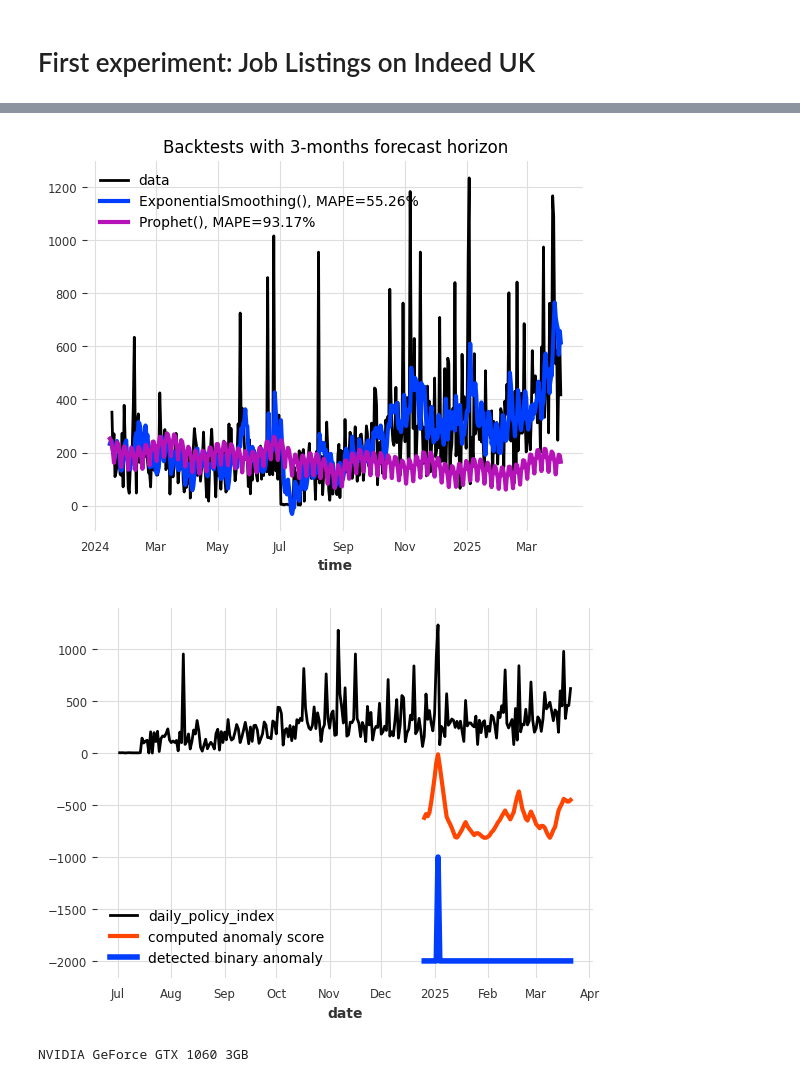
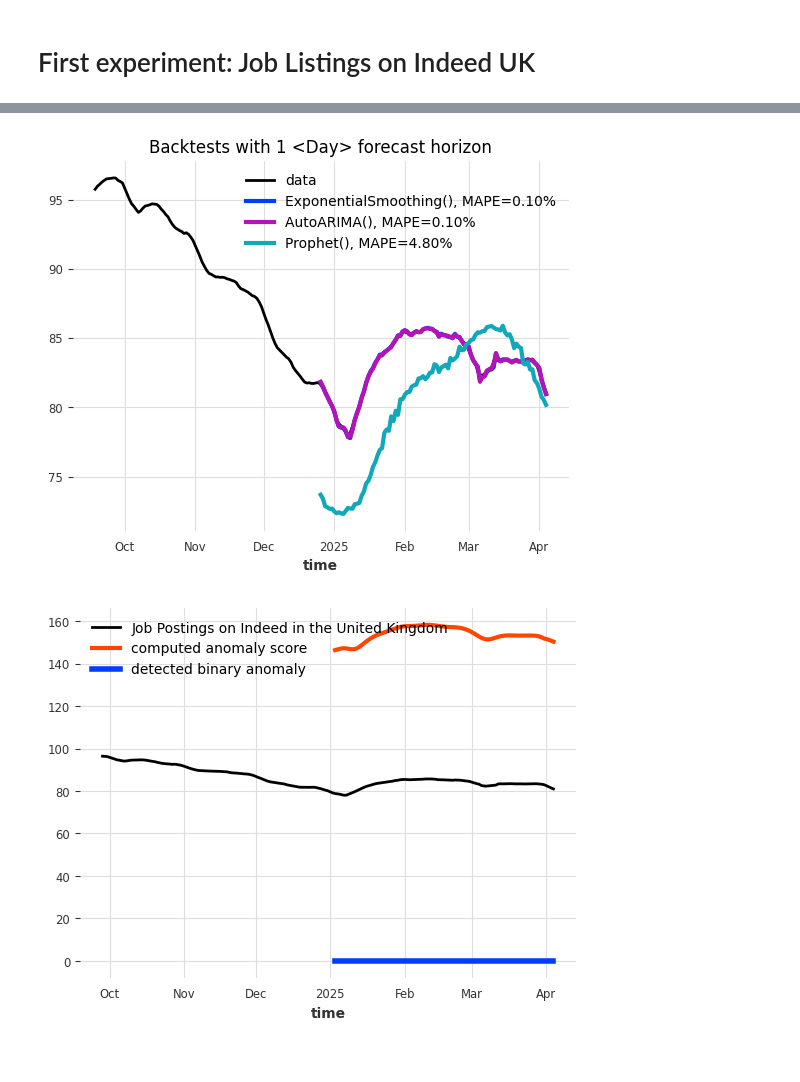
Before and after one commit to GothamAnalytics-7/ASTP, a Jupyter notebook: notebooks/ASTP_Parte2_ClassicModels.ipynb, the cells around one changed output, grey strips where cells are left out. Saved outputs shown, nothing was run; the diff lists cells and outputs as text; code cells hidden in the pictures.

Commit message:
limpa modelos

```diff
--- a/notebooks/ASTP_Parte2_ClassicModels.ipynb
+++ b/notebooks/ASTP_Parte2_ClassicModels.ipynb
@@ -66,7 +79,10 @@ data_ts = [TimeSeries.from_series(series) for series in data]
 # %%
-series = data_ts[5]
+series = data_ts[0]
+# %%
+splitting = 0.95
+visualizing = 0.9
 # %%
-train, val = series.split_before(pd.Timestamp('20250101'))
+train, val = series.split_before(splitting)
 # %%
 from darts.models import ExponentialSmoothing
 
@@ -87,7 +103,7 @@ plt.show()
 # %%
-from darts.models import AutoARIMA
+from darts.models import StatsForecastAutoARIMA
 
-model_aarima = AutoARIMA()
+model_aarima = StatsForecastAutoARIMA()
 model_aarima.fit(train)
 prediction_aarima = model_aarima.predict(len(val))
 # %%
@@ -129,13 +148,13 @@ backtests = [model.historical_forecasts(
 # %%
 from darts.metrics import mape
 
-series.tail(int(len(series)/20)).plot(label='data')
+series.drop_before(len(series) - 2 * points_to_test).plot(label='data')
 for i, m in enumerate(models):
     err = mape(backtests[i], series)
     backtests[i].plot(lw=3, label='{}, MAPE={:.2f}%'.format(m, err))
 
-plt.title('Backtests with 3-months forecast horizon')
+plt.title(f'Backtests with {horizon} {series.freq} forecast horizon')
 plt.legend()
 plt.show()
 # %% [output]
-[figure, old version]
+[figure, new version]
@@ -152,15 +174,9 @@ detector = QuantileDetector(high_quantile=0.99)
 detector.fit(scorer.score(train))
 binary_anom = detector.detect(anom_score)
 # %%
-data_ts[5].drop_before(pd.Timestamp(2024, 7, 1)).plot()
-(anom_score - 1000).plot(label="computed anomaly score", c="orangered", lw=3)
-(binary_anom * 1000 - 2000).plot(label="detected binary anomaly", lw=4)
+series.drop_before(visualizing).plot()
+(anom_score + 1.5 * max(series.drop_before(visualizing))).plot(label="computed anomaly score", c="orangered", lw=3)
+(binary_anom * .5 * max(series.drop_before(visualizing))).plot(label="detected binary anomaly", lw=4)
 plt.show()
 # %% [output]
-[figure, old version]
+[figure, new version]
-# %%
-import torch
-for i in range(torch.cuda.device_count()):
-   print(torch.cuda.get_device_properties(i).name)
-# %% [output]
-NVIDIA GeForce GTX 1060 3GB
```
Also changed, not shown: parts of 12 cells of this notebook, 3 other files.
